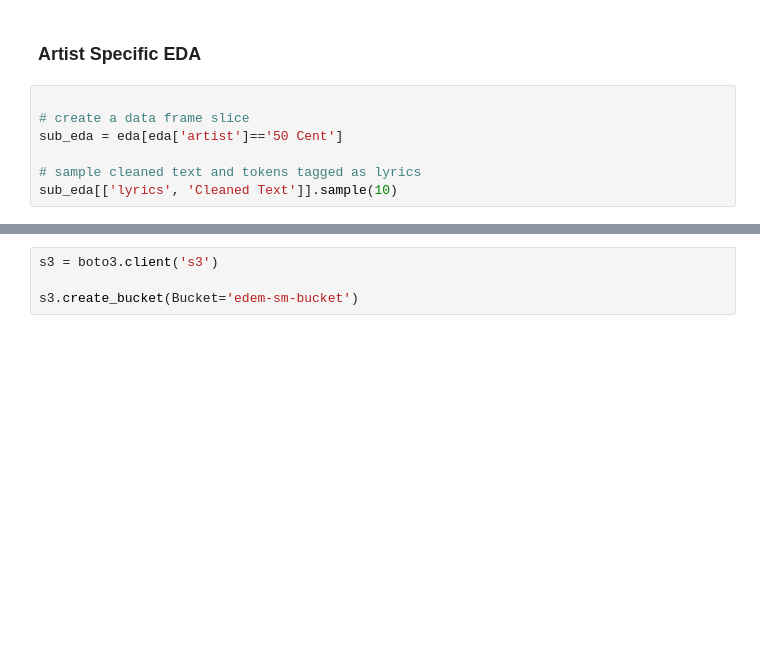
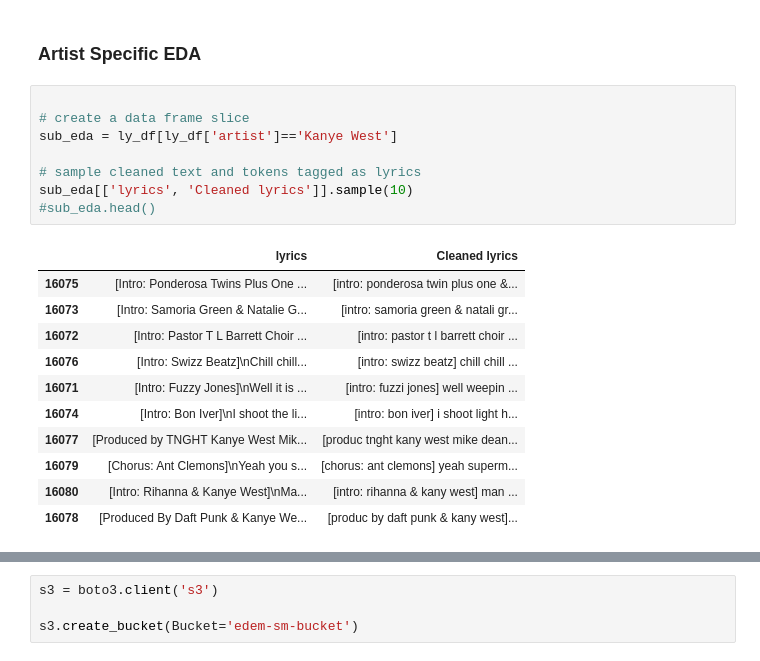
Before and after one commit to francoe001/Machine-Learning-Project, a Jupyter notebook: Notebooks/Recommendation Engine (1) (1).ipynb, the cells around one changed output, grey strips where cells are left out. Drawn from its saved outputs; the diff is of its cells as text; blank space fills up the shorter version.

```diff
--- a/Notebooks/Recommendation Engine (1) (1).ipynb
+++ b/Notebooks/Recommendation Engine (1) (1).ipynb
@@ -593,10 +698,23 @@ rec_group
 # %%
 
 # create a data frame slice
-sub_eda = eda[eda['artist']=='50 Cent']
+sub_eda = ly_df[ly_df['artist']=='Kanye West']
 
 # sample cleaned text and tokens tagged as lyrics
-sub_eda[['lyrics', 'Cleaned Text']].sample(10)
+sub_eda[['lyrics', 'Cleaned lyrics']].sample(10)
+#sub_eda.head()
+# %% [output]
+|  | lyrics | Cleaned lyrics |
+| 16075 | [Intro: Ponderosa Twins Plus One ... | [intro: ponderosa twin plus one &... |
+| 16073 | [Intro: Samoria Green & Natalie G... | [intro: samoria green & natali gr... |
+| 16072 | [Intro: Pastor T L Barrett Choir ... | [intro: pastor t l barrett choir ... |
+| 16076 | [Intro: Swizz Beatz]\nChill chill... | [intro: swizz beatz] chill chill ... |
+| 16071 | [Intro: Fuzzy Jones]\nWell it is ... | [intro: fuzzi jones] well weepin ... |
+| 16074 | [Intro: Bon Iver]\nI shoot the li... | [intro: bon iver] i shoot light h... |
+| 16077 | [Produced by TNGHT Kanye West Mik... | [produc tnght kany west mike dean... |
+| 16079 | [Chorus: Ant Clemons]\nYeah you s... | [chorus: ant clemons] yeah superm... |
+| 16080 | [Intro: Rihanna & Kanye West]\nMa... | [intro: rihanna & kany west] man ... |
+| 16078 | [Produced By Daft Punk & Kanye We... | [produc by daft punk & kany west]... |
 # %%
 #Create a function to convert lyrics into tokens
 
```
Also changed, not shown: parts of 34 cells of this notebook, 13 other files.
